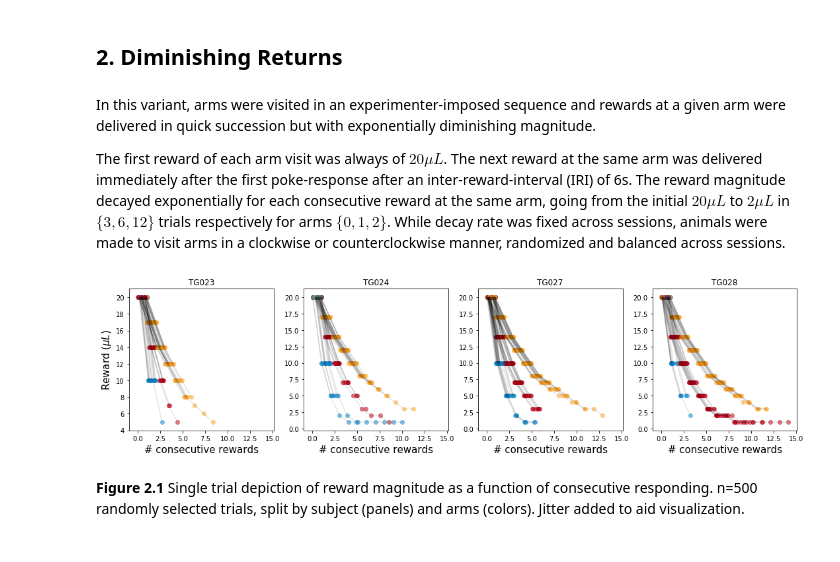
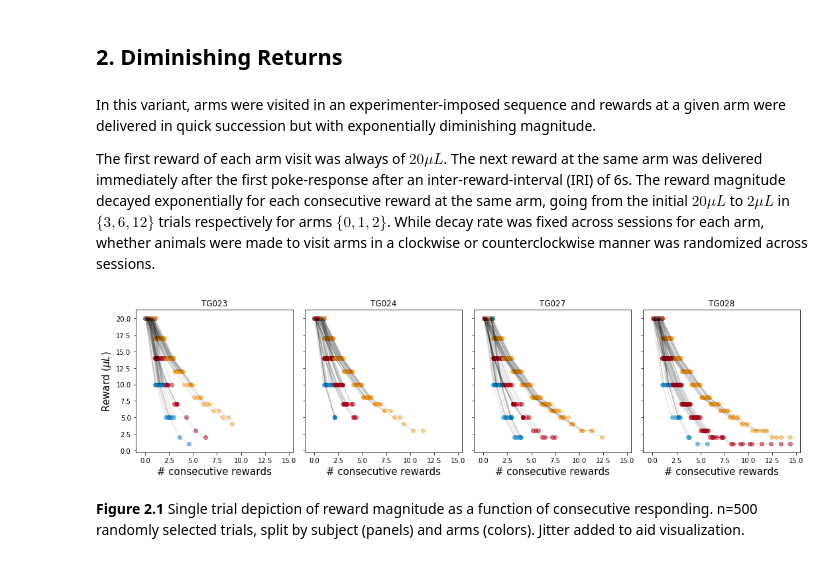
Before and after one commit to tsgouvea/3AF_report, a Jupyter notebook: 3AF_report.ipynb, the cells around one changed output. Saved outputs shown, nothing was run; the diff lists cells and outputs as text; code cells hidden in the pictures.

```diff
--- a/3AF_report.ipynb
+++ b/3AF_report.ipynb
@@ -430,7 +430,7 @@ plt.tight_layout()
 # %% [markdown]
 In this variant, arms were visited in an experimenter-imposed sequence and rewards at a given arm were delivered in quick succession but with exponentially diminishing magnitude.
 
-The first reward of each arm visit was always of $20 \mu L$. The next reward at the same arm was delivered immediately after the first poke-response after an inter-reward-interval (IRI) of 6s. The reward magnitude decayed exponentially for each consecutive reward at the same arm, going from the initial $20 \mu L$ to $2 \mu L$ in $\{3,6,12\}$ trials respectively for arms $\{0,1,2\}$.  While decay rate was fixed across sessions, animals were made to visit arms in a clockwise or counterclockwise manner, randomized and balanced across sessions.
+The first reward of each arm visit was always of $20 \mu L$. The next reward at the same arm was delivered immediately after the first poke-response after an inter-reward-interval (IRI) of 6s. The reward magnitude decayed exponentially for each consecutive reward at the same arm, going from the initial $20 \mu L$ to $2 \mu L$ in $\{3,6,12\}$ trials respectively for arms $\{0,1,2\}$.  While decay rate was fixed across sessions for each arm, whether animals were made to visit arms in a clockwise or counterclockwise manner was randomized across sessions.
 # %%
 with open('dfDeplt.pkl','rb') as fname:
     dfDeplt=pickle.load(fname)
@@ -438,33 +438,33 @@ with open('dfDeplt.pkl','rb') as fname:
 listSubj=np.array(list(set(dfDeplt.subj)))
 listSubj.sort()
 # %%
-hf, ha = plt.subplots(1,len(listSubj),figsize=(15,4),sharex=True)#,sharey=True)
+hf, ha = plt.subplots(1,len(listSubj),figsize=(15,4),sharex=True,sharey=True)#)
 
 setN=(3,6,12)
 
 listTrials=np.random.permutation(np.arange(len(dfDeplt)))[0:500]
 for iTrial in listTrials:
 
     iSubj=np.arange(4)[listSubj==dfDeplt.iloc[iTrial].subj].item()
     iArm=int(dfDeplt.iloc[iTrial].arm)
     x=np.arange(dfDeplt.iloc[iTrial].nRews)
     y=np.ceil(.1**(x/setN[iArm])*20)
 
     x=x+np.random.rand(1)
 
     ha[iSubj].scatter(x,y,c=colors[iArm],alpha=.5)
     ha[iSubj].plot(x,y,c='xkcd:black',alpha=.1)
 
 for iSubj in range(len(listSubj)):
     nameSubj=listSubj[iSubj]
     ha[iSubj].set_title(nameSubj)
     if iSubj==0:
         ha[iSubj].set_ylabel("Reward ($\mu L$)",fontsize=15)
     ha[iSubj].set_xlabel("# consecutive rewards",fontsize=15)
 
 plt.tight_layout()
 # %% [output]
-[figure, old version]
+[figure, new version]
 # %% [markdown]
 **Figure 2.1** Single trial depiction of reward magnitude as a function of consecutive responding. n=500 randomly selected trials, split by subject (panels) and arms (colors). Jitter added to aid visualization.
 # %%
```
Also changed, not shown: parts of 15 cells of this notebook.
